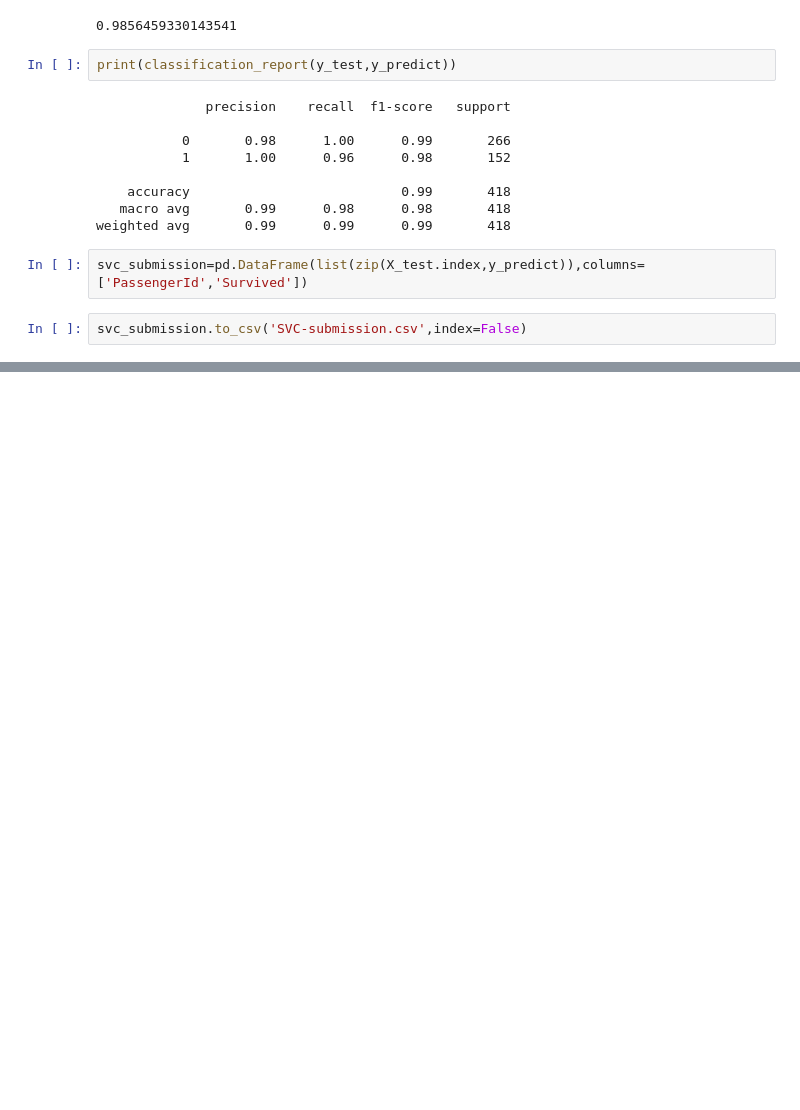
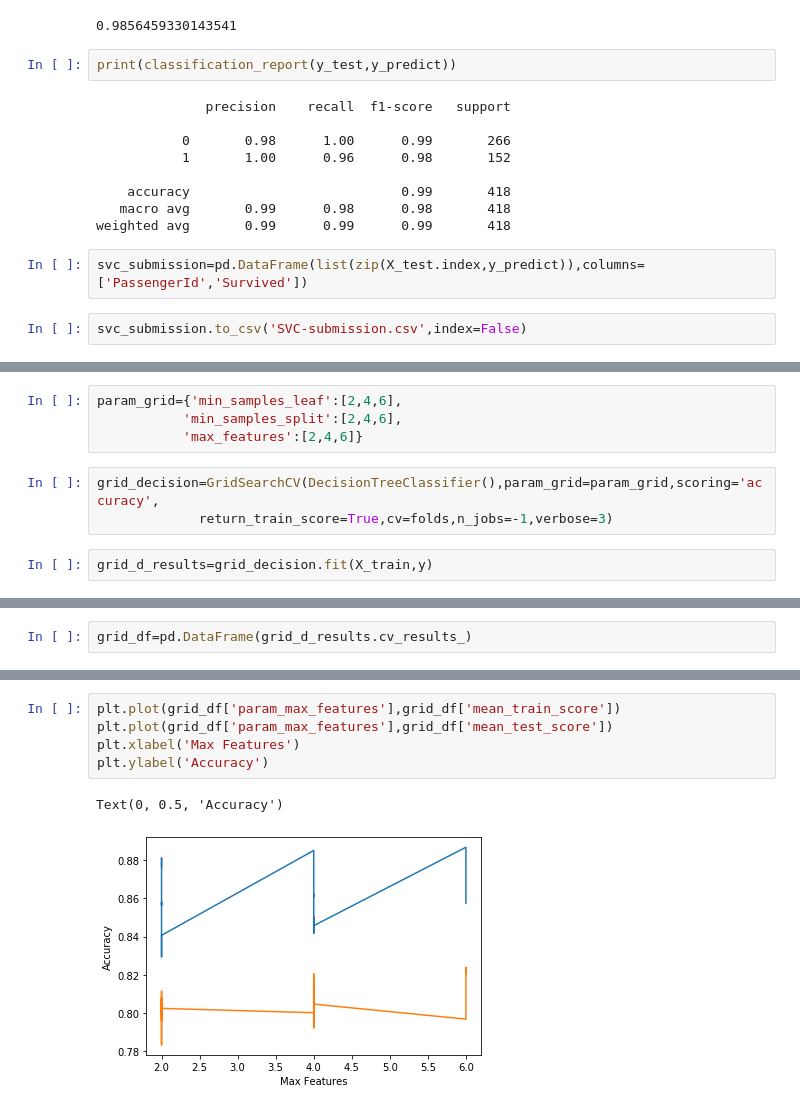
Before and after one commit to Divakar58/Machine-Learning-Project, a Jupyter notebook: Titanic-Kaggle/Titanic_Machine_Learning.ipynb, the cells around one changed output, grey strips where cells are left out. Drawn from its saved outputs; the diff is of its cells as text; blank space fills up the shorter version.

```diff
--- a/Titanic-Kaggle/Titanic_Machine_Learning.ipynb
+++ b/Titanic-Kaggle/Titanic_Machine_Learning.ipynb
@@ -1106,0 +1212,9 @@ svc_submission.to_csv('SVC-submission.csv',index=False)
+# %%
+param_grid={'min_samples_leaf':[2,4,6],
+           'min_samples_split':[2,4,6],
+           'max_features':[2,4,6]}
+# %%
+grid_decision=GridSearchCV(DecisionTreeClassifier(),param_grid=param_grid,scoring='accuracy',
+             return_train_score=True,cv=folds,n_jobs=-1,verbose=3)
+# %%
+grid_d_results=grid_decision.fit(X_train,y)
@@ -1106,0 +1227,2 @@ svc_submission.to_csv('SVC-submission.csv',index=False)
+# %%
+grid_df=pd.DataFrame(grid_d_results.cv_results_)
@@ -1106,0 +1238,8 @@ svc_submission.to_csv('SVC-submission.csv',index=False)
+# %%
+plt.plot(grid_df['param_max_features'],grid_df['mean_train_score'])
+plt.plot(grid_df['param_max_features'],grid_df['mean_test_score'])
+plt.xlabel('Max Features')
+plt.ylabel('Accuracy')
+# %% [output]
+Text(0, 0.5, 'Accuracy')
+[figure, added]
```
Also changed, not shown: parts of 46 cells of this notebook, 1 other file.
